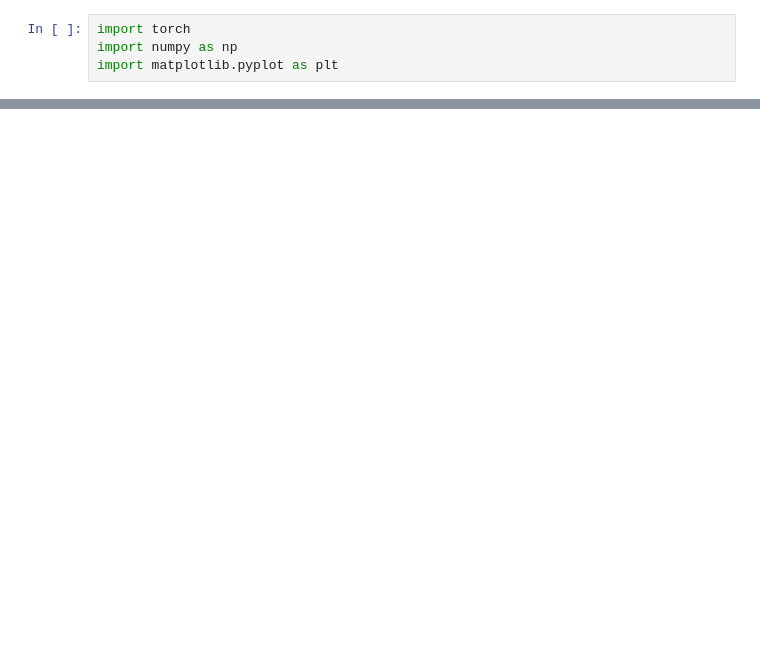
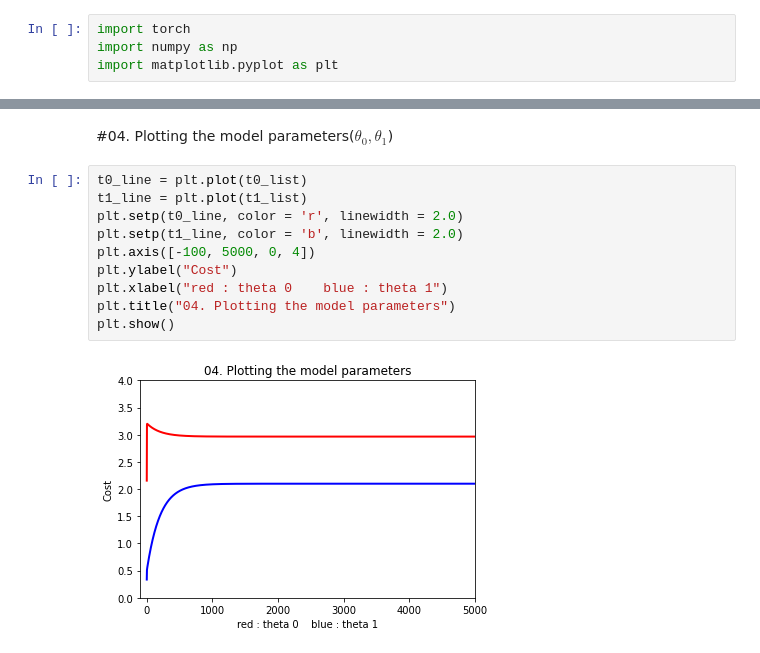
Before and after one commit to CJavaPython/AssignmentFolder, a Jupyter notebook: Assignment02/Assignment02.ipynb, the cells around one changed output, grey strips where cells are left out. Saved outputs shown, nothing was run; the diff lists cells and outputs as text; blank space fills up the shorter version.

```diff
--- a/Assignment02/Assignment02.ipynb
+++ b/Assignment02/Assignment02.ipynb
@@ -98,0 +105,14 @@ plt.show
+# %% [markdown]
+#04. Plotting the model parameters($\theta_0 ,\theta_1$)
+# %%
+t0_line = plt.plot(t0_list)
+t1_line = plt.plot(t1_list)
+plt.setp(t0_line, color = 'r', linewidth = 2.0)
+plt.setp(t1_line, color = 'b', linewidth = 2.0)
+plt.axis([-100, 5000, 0, 4])
+plt.ylabel("Cost")
+plt.xlabel("red : theta 0    blue : theta 1")
+plt.title("04. Plotting the model parameters")
+plt.show()
+# %% [output]
+[figure, added]
```
Also changed, not shown: parts of 12 cells of this notebook.
